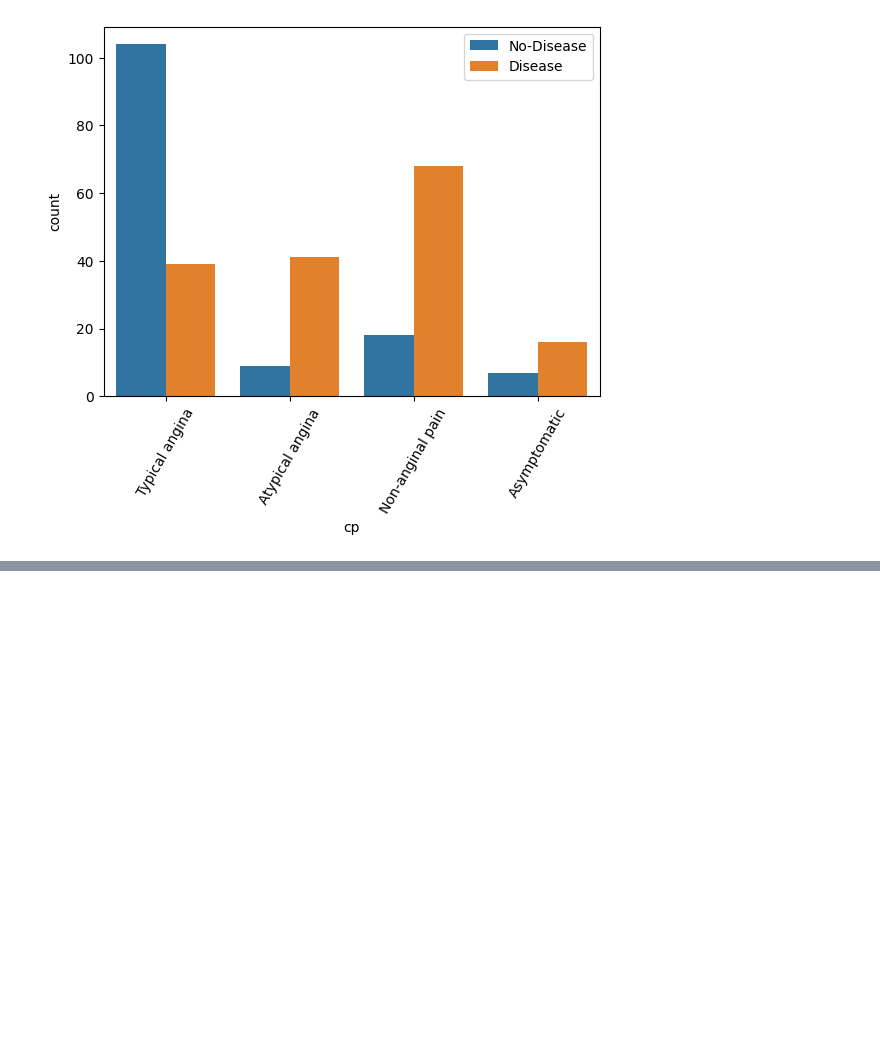
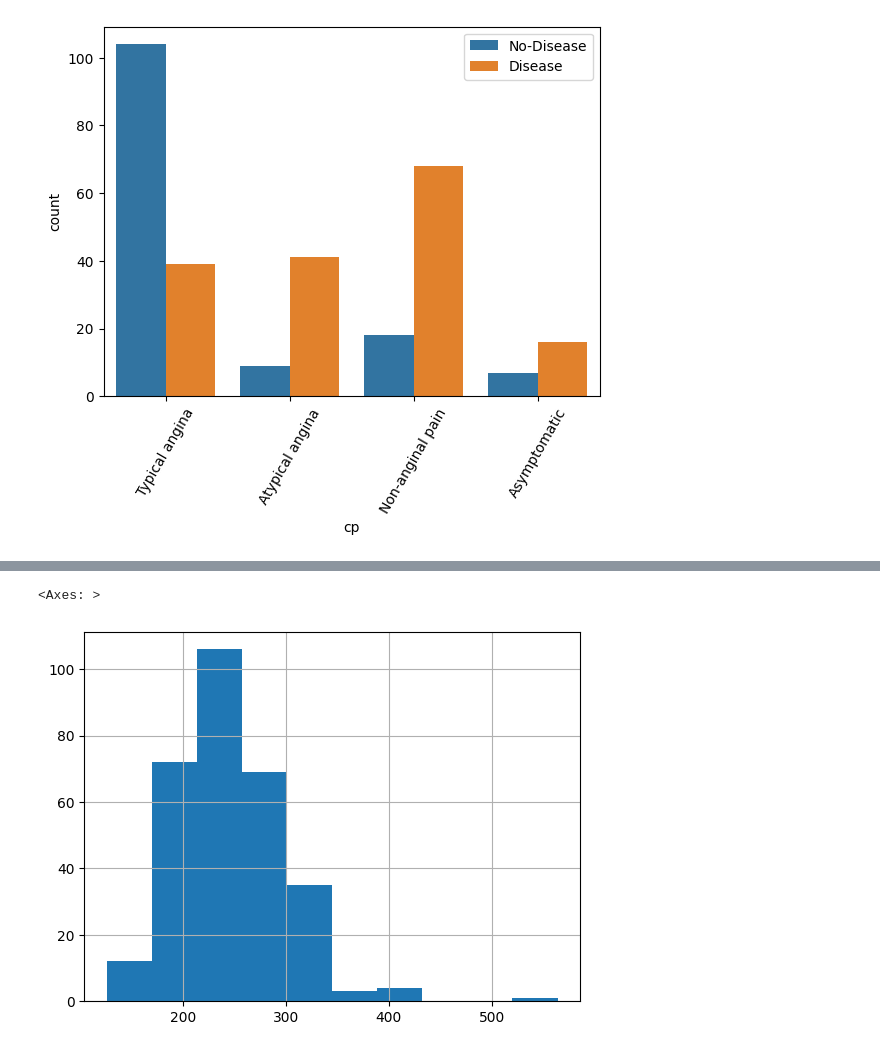
Before and after one commit to yash66gupta/Heart-disease-analysis, a Jupyter notebook: Heart_disease_data_analysis.ipynb, the cells around one changed output, grey strips where cells are left out. Cells and saved outputs as stored; diff of their text form; code cells hidden in the pictures; blank space fills up the shorter version.

```diff
--- a/Heart_disease_data_analysis.ipynb
+++ b/Heart_disease_data_analysis.ipynb
@@ -174,0 +194,5 @@ plt.show()
+# %%
+df1['chol'].hist()
+# %% [output]
+<Axes: >
+[figure, added]
```
Also changed, not shown: parts of 3 cells of this notebook.
